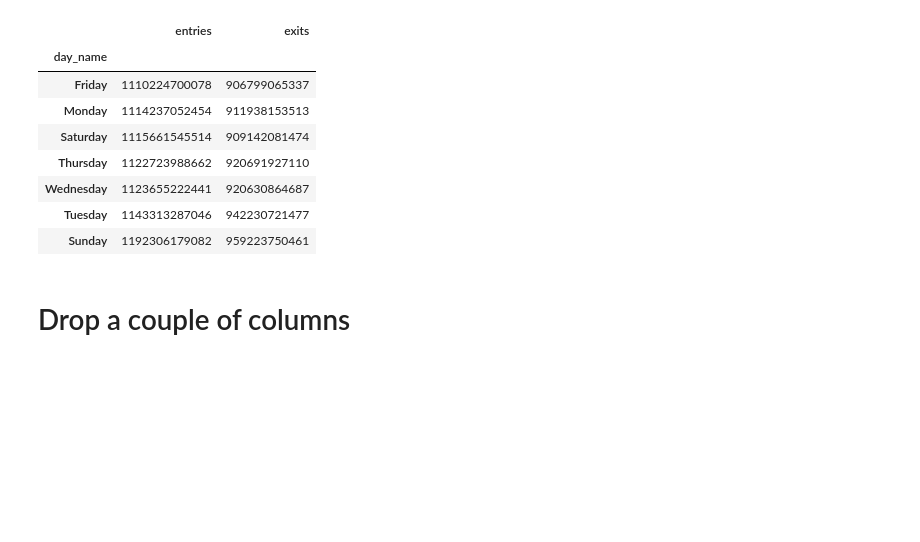
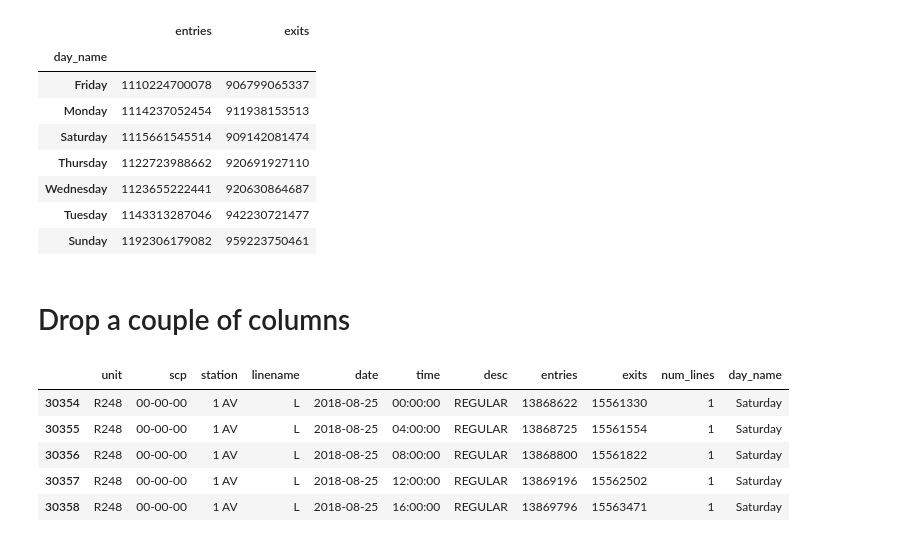
Before and after one commit to kylegwlawrence/dsc-0-03-08-understanding-pandas-series-and-dataframes-lab-online-ds-sp-000, a Jupyter notebook: index.ipynb, the cells around one changed output. Drawn from its saved outputs; the diff is of its cells as text; code cells hidden in the pictures; blank space fills up the shorter version.

```diff
--- a/index.ipynb
+++ b/index.ipynb
@@ -185,4 +185,12 @@ grouped.sort_values(by = 'entries')
 # Drop a couple of columns
 # %%
 # Your code here
-df.drop(['c/a','division'], )
+df.drop(['c/a','division'], axis = 1, inplace = True)
+df.head()
+# %% [output]
+|  | unit | scp | station | linename | date | time | desc | entries | exits | num_lines | day_name |
+| 30354 | R248 | 00-00-00 | 1 AV | L | 2018-08-25 | 00:00:00 | REGULAR | 13868622 | 15561330 | 1 | Saturday |
+| 30355 | R248 | 00-00-00 | 1 AV | L | 2018-08-25 | 04:00:00 | REGULAR | 13868725 | 15561554 | 1 | Saturday |
+| 30356 | R248 | 00-00-00 | 1 AV | L | 2018-08-25 | 08:00:00 | REGULAR | 13868800 | 15561822 | 1 | Saturday |
+| 30357 | R248 | 00-00-00 | 1 AV | L | 2018-08-25 | 12:00:00 | REGULAR | 13869196 | 15562502 | 1 | Saturday |
+| 30358 | R248 | 00-00-00 | 1 AV | L | 2018-08-25 | 16:00:00 | REGULAR | 13869796 | 15563471 | 1 | Saturday |
```
